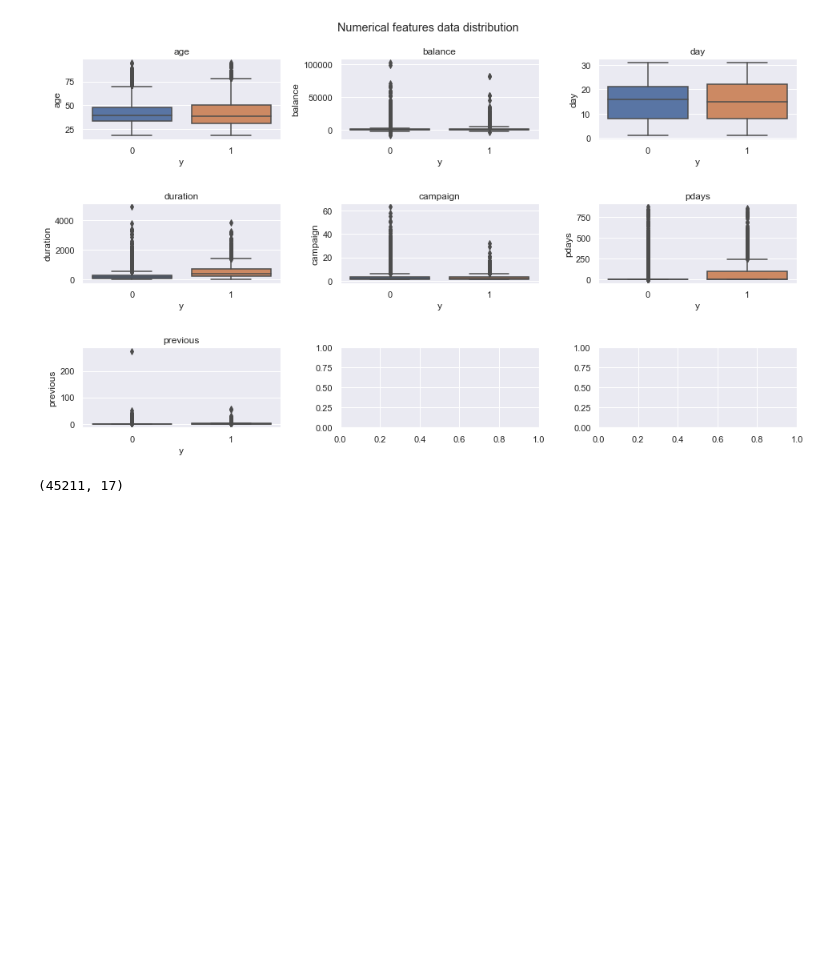
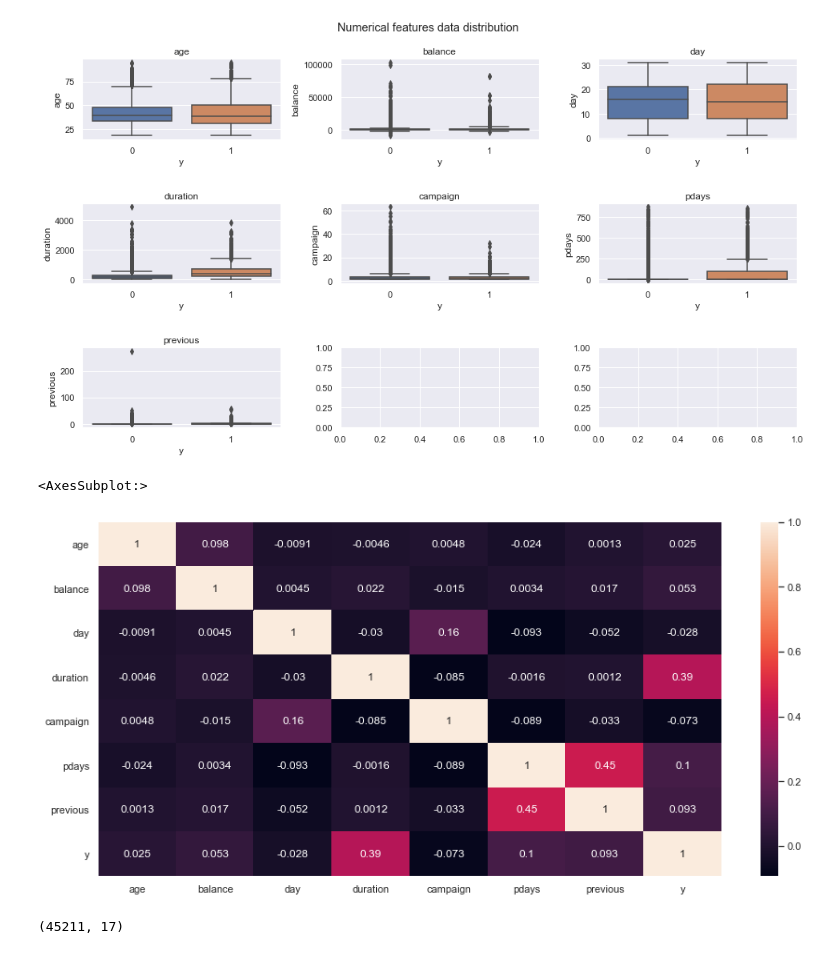
Before and after one commit to k-zaremba/bank-marketing-data, a Jupyter notebook: neural-banking.ipynb, the cells around one changed output. Drawn from its saved outputs; the diff is of its cells as text; code cells hidden in the pictures; blank space fills up the shorter version.

```diff
--- a/neural-banking.ipynb
+++ b/neural-banking.ipynb
@@ -364,6 +367,14 @@ for i, feature in enumerate(num_types):
     axes[i // 3, i % 3].set_title(feature)
 # %% [output]
 [figure]
+# %%
+## Checking for correlation
+cor_mat=df.corr()
+fig = plt.figure(figsize=(15,7))
+sns.heatmap(cor_mat,annot=True)
+# %% [output]
+<AxesSubplot:>
+[figure, added]
 # %%
 df2 = df.copy()
 # %%
```
Also changed, not shown: parts of 32 cells of this notebook.
